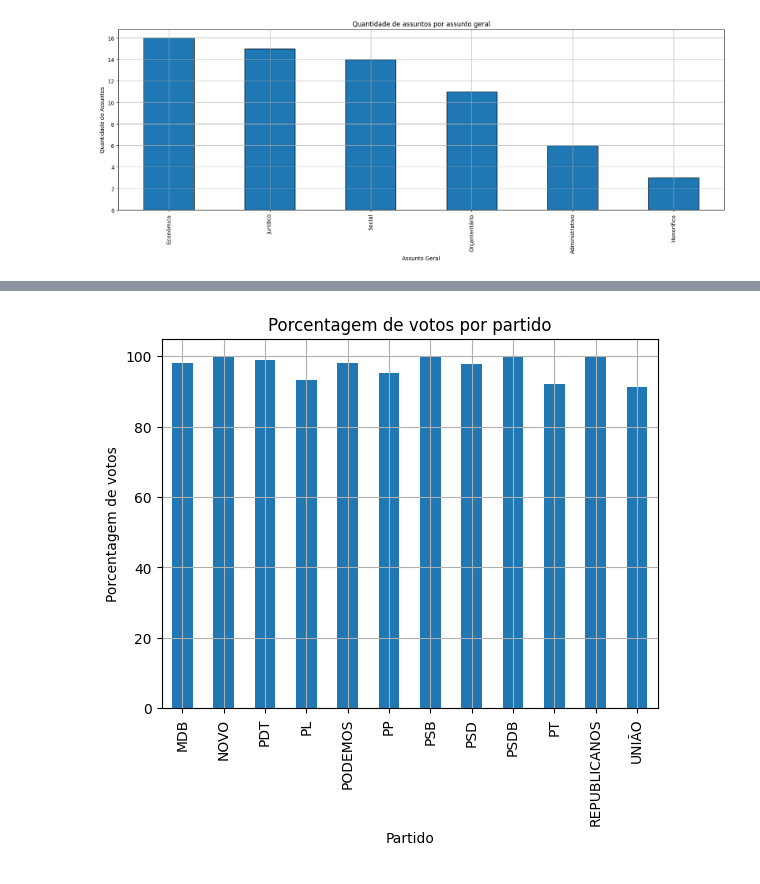
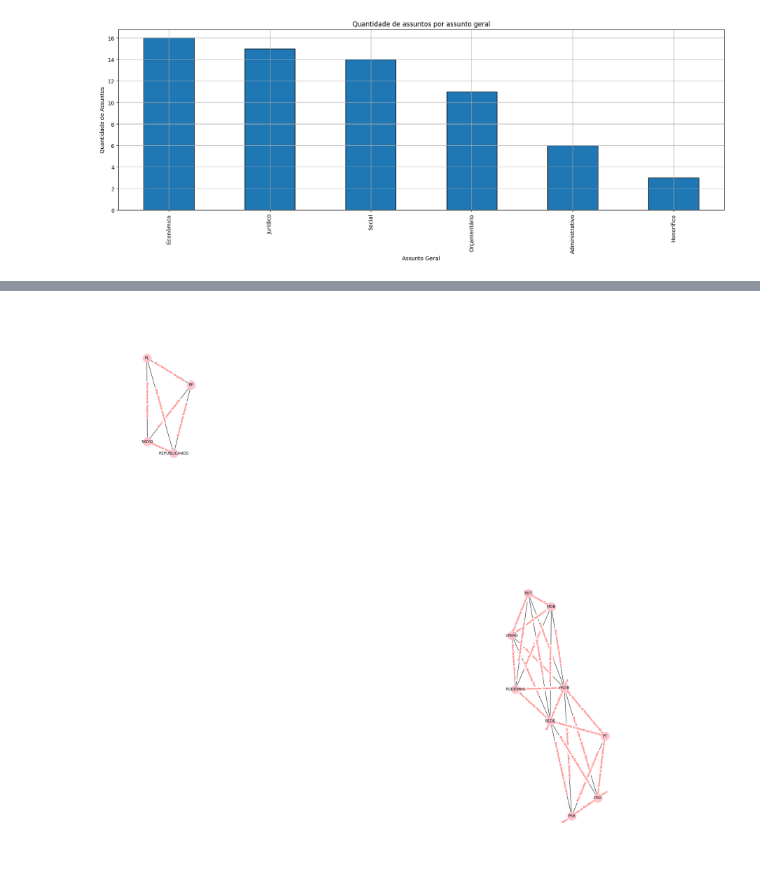
Before and after one commit to FellipeMasc/AleonAnalytics, a Jupyter notebook: main.ipynb, the cells around one changed output, grey strips where cells are left out. Drawn from its saved outputs; the diff is of its cells as text; code cells hidden in the pictures.

```diff
--- a/main.ipynb
+++ b/main.ipynb
@@ -237,18 +238,3 @@ assunto_materia_analytics = AssuntoMateriaAnalytics()
 assunto_materia_analytics.histograma_assuntos()
 # %% [output]
 [figure]
-# %%
-class BlocosPoliticosAnalytics():
-    """
-        Classe para fazer análises sobre os blocos políticos
-    """
-
-    def __init__(self):
-        self.api_response = ApiGetter.get("https://legis.senado.leg.br/dadosabertos/blocos")
-        self.parsed_response = ApiXmlParser.parse(self.api_response.content, 'utf-8')
-        self.blocos = self.parsed_response['ListaBlocoParlamentar']['Blocos']['Bloco']
-# %%
-api_response_blocos = ApiGetter.get("https://legis.senado.leg.br/dadosabertos/blocoParlamentar/lista")
-parsed_response_blocos = ApiXmlParser.parse(api_response_blocos.content, 'utf-8')
-blocos = parsed_response_blocos['ListaBlocoParlamentar']['Blocos']['Bloco']
-blocos
@@ -374,10 +295,6 @@ plt.show()
-# %%
-#histograma porcentagem por partido
-df_senadores_copy_atuais.groupby('SiglaPartido')['PorcentagemVotos'].mean().plot(kind='bar')
-plt.title('Porcentagem de votos por partido')
-plt.xlabel('Partido')
-plt.ylabel('Porcentagem de votos')
-plt.grid(True)
-plt.show()
-# %% [output]
-[figure, removed]
+# %%
+blocos_politicos_analytics = BlocosPoliticosAnalytics()
+G, edges_labels = blocos_politicos_analytics.construct_graph()
+blocos_politicos_analytics.visualize_graph(G, edges_labels)
+# %% [output]
+[figure, added]
```
Also changed, not shown: parts of 9 cells of this notebook.
